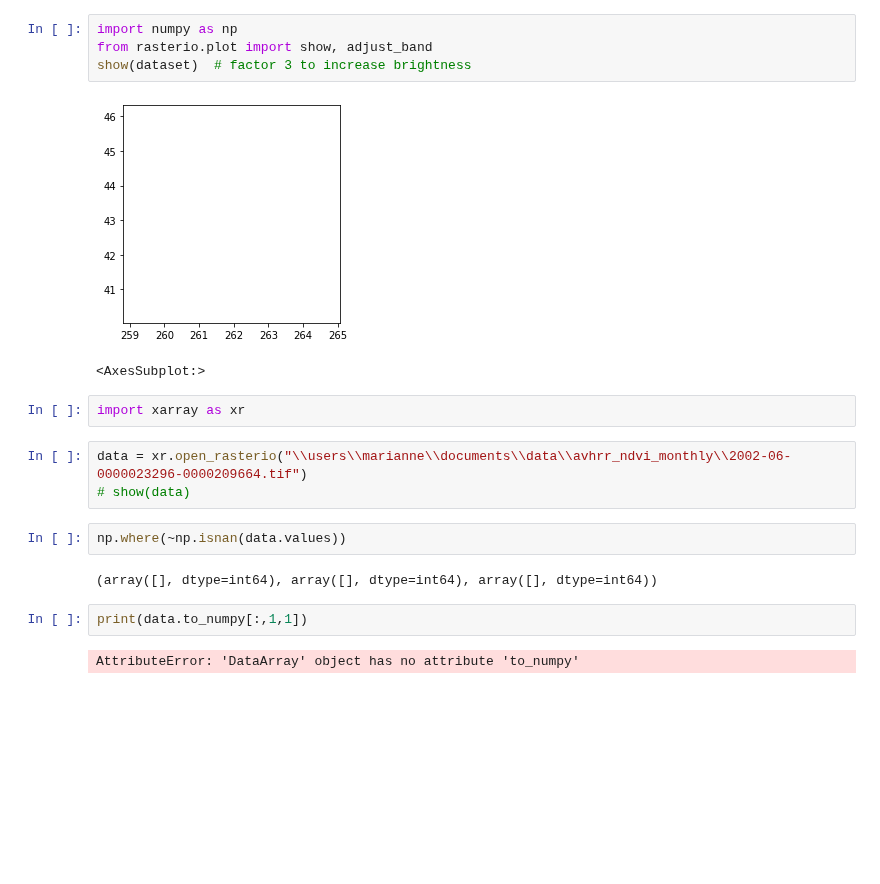
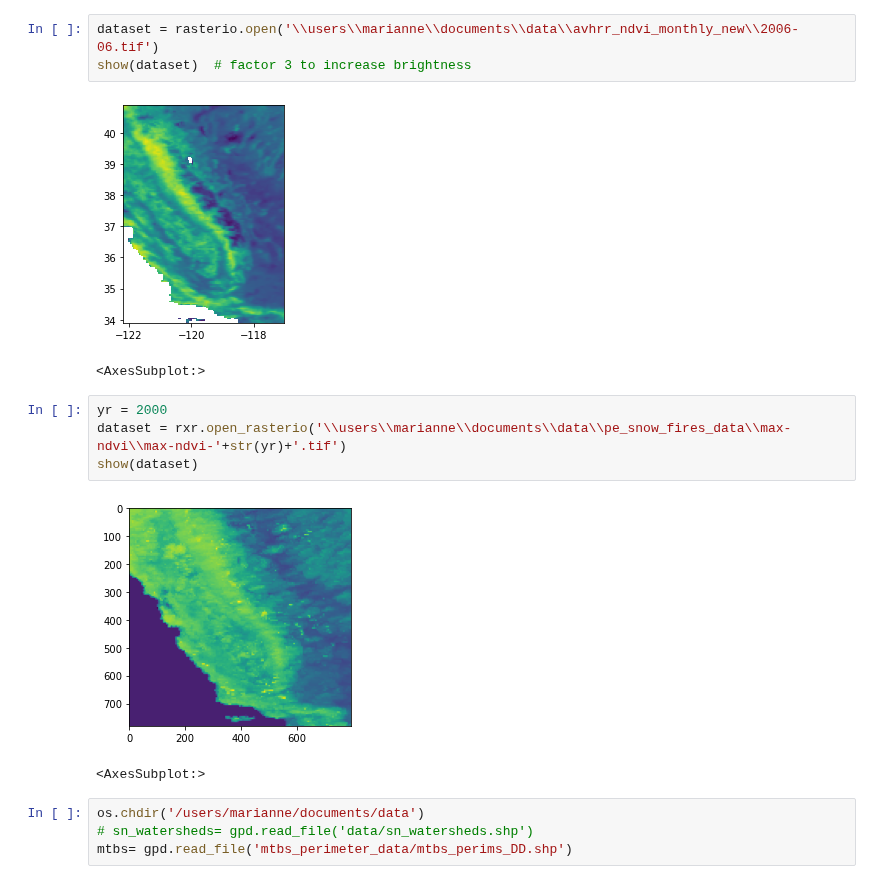
Before and after one commit to mariannecowherd/pe_snow_fires, a Jupyter notebook: scripts/avhrr_ndvi.ipynb, the cells around one changed output. Saved outputs shown, nothing was run; the diff lists cells and outputs as text; blank space fills up the shorter version.

```diff
--- a/scripts/avhrr_ndvi.ipynb
+++ b/scripts/avhrr_ndvi.ipynb
@@ -63,20 +15,17 @@ ds = gdal.Open(raster)
 # %%
-import numpy as np
-from rasterio.plot import show, adjust_band
+dataset = rasterio.open('\\users\\marianne\\documents\\data\\avhrr_ndvi_monthly_new\\2006-06.tif')
 show(dataset)  # factor 3 to increase brightness
 # %% [output]
-[figure, old version]
+[figure, new version]
 <AxesSubplot:>
-# %%
-import xarray as xr
-# %%
-data = xr.open_rasterio("\\users\\marianne\\documents\\data\\avhrr_ndvi_monthly\\2002-06-0000023296-0000209664.tif")
-# show(data)
-# %%
-np.where(~np.isnan(data.values))
-# %% [output]
-(array([], dtype=int64), array([], dtype=int64), array([], dtype=int64))
-# %%
-print(data.to_numpy[:,1,1])
-# %% [output]
-AttributeError: 'DataArray' object has no attribute 'to_numpy'
+# %%
+yr = 2000
+dataset = rxr.open_rasterio('\\users\\marianne\\documents\\data\\pe_snow_fires_data\\max-ndvi\\max-ndvi-'+str(yr)+'.tif')
+show(dataset)
+# %% [output]
+[figure, added]
+<AxesSubplot:>
+# %%
+os.chdir('/users/marianne/documents/data')
+# sn_watersheds= gpd.read_file('data/sn_watersheds.shp')
+mtbs= gpd.read_file('mtbs_perimeter_data/mtbs_perims_DD.shp')
```
Also changed, not shown: parts of 9 cells of this notebook, 2 other files.
